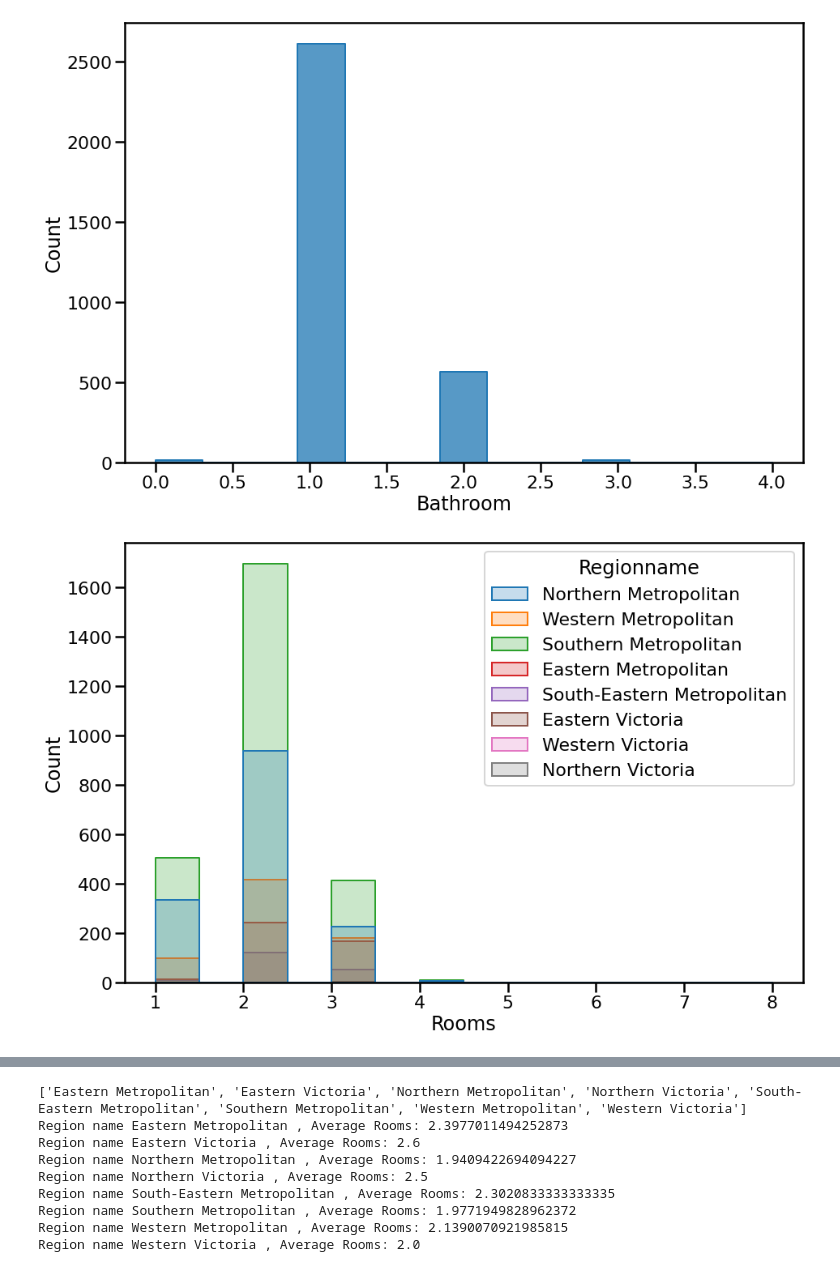
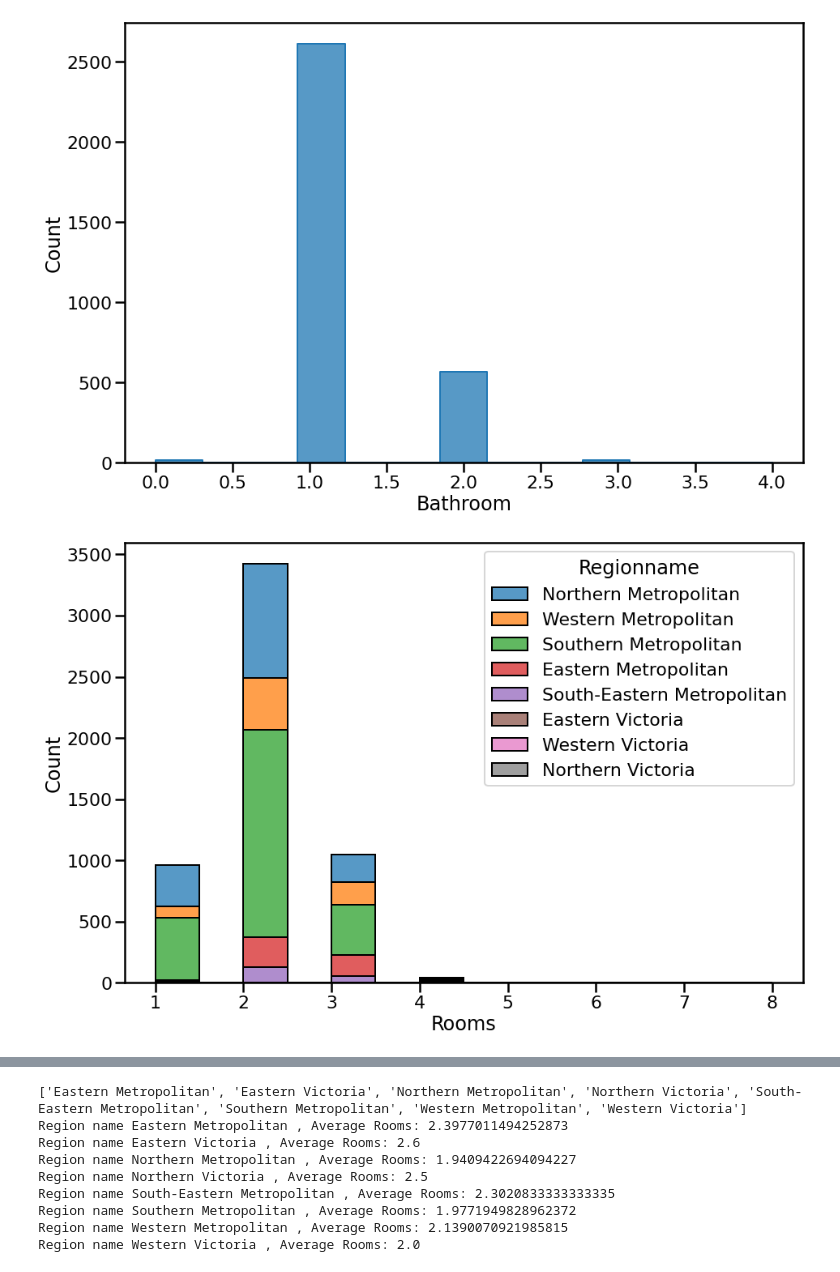
Before and after one commit to RamosAndreas/Analysis, a Jupyter notebook: melbournehousingprice/Townhouse_Price_Melbourne.ipynb, the cells around one changed output, grey strips where cells are left out. Saved outputs shown, nothing was run; the diff lists cells and outputs as text; code cells hidden in the pictures.

Commit message:
Change visualization in units cells histogram

```diff
--- a/melbournehousingprice/Townhouse_Price_Melbourne.ipynb
+++ b/melbournehousingprice/Townhouse_Price_Melbourne.ipynb
@@ -660,9 +660,9 @@ img = sns.histplot(dfv[dfv['Type'] == 'u'], x="Bathroom", element="step")
 [figure]
 # %%
 plt.figure(figsize=(15,10))
-img = sns.histplot(dfv[dfv['Type'] == 'u'], x="Rooms", hue='Regionname', element="step")
+img = sns.histplot(dfv[dfv['Type'] == 'u'], x="Rooms", hue='Regionname', multiple="stack")
 # img.set_xlim(6000, 7000)
 # %% [output]
-[figure, old version]
+[figure, new version]
 # %%
 plt.figure(figsize=(15,10))
```
Also changed, not shown: parts of 1 cell of this notebook.
